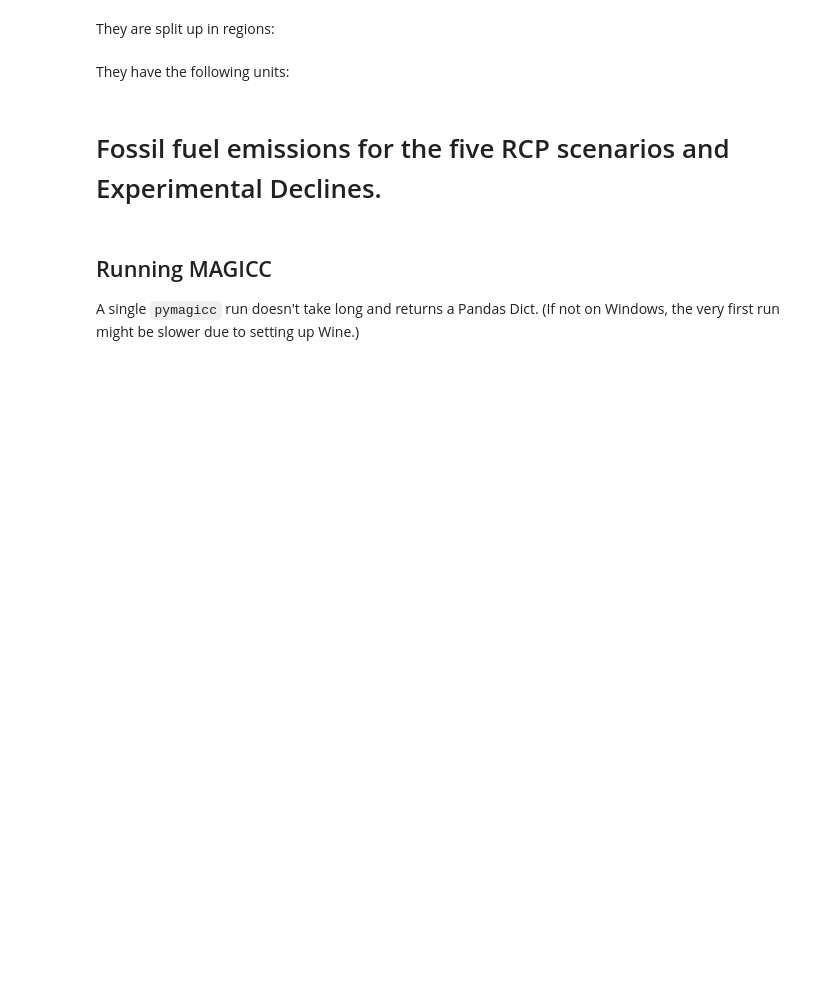
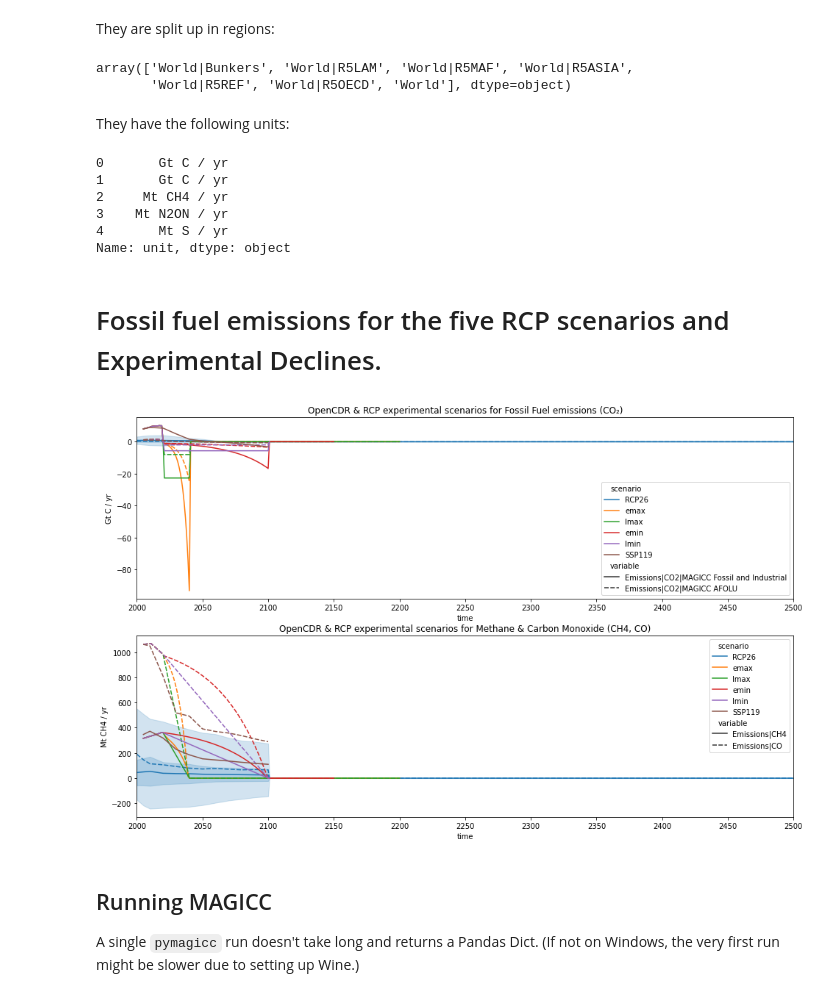
Before and after one commit to hsbay/cdrmex, a Jupyter notebook: ONCtests.ipynb, the cells around one changed output. Saved outputs shown, nothing was run; the diff lists cells and outputs as text; code cells hidden in the pictures; blank space fills up the shorter version.

```diff
--- a/ONCtests.ipynb
+++ b/ONCtests.ipynb
@@ -36,5 +36,5 @@ pyam - INFO: Running in a notebook, setting `pyam` logging level to `logging.INF
 # %%
-## list declines to run
+## List of experiments in declines
 declines = ["emax", "lmax", "emin", "lmin"]
 SCEN_DIR = "SCEN"
 MAGICC6_DIR = join("..", "CDRRUN")
@@ -43,11 +43,11 @@ MAGICC6_DIR = join("..", "CDRRUN")
 magcfg = { "startyear" : 1765,
           "endyear" : 2500,
           "core_climatesensitivity" : 3,
-          "co2_tempfeedback_yrstart" : 2005,
-          "co2_fertilization_yrstart" : 2005,
-          "co2_switchfromconc2emis_year" : 2005,
-          "rf_mhalo_constantafteryr" : 2500,
-          "rf_fgas_constantafteryr" : 2500,
+#          "co2_tempfeedback_yrstart" : 2005,
+#          "co2_fertilization_yrstart" : 2005,
+          "co2_switchfromconc2emis_year" : 2010,
+          "rf_mhalo_constantafteryr" : 2250,
+          "rf_fgas_constantafteryr" : 2250,
           "out_forcing" : 1,
           "out_emissions" : 1,
           "out_concentrations" : 1 }
@@ -60,17 +60,14 @@ Import IMAGE-SSP1-1.9 from manually imported SCEN built from
 
 There are some artifacts in the dataset and subsequent graphs as the download was missing the full fgasses and halo gasses.
 # %%
-
-for name in (declines):
+## load experiments scen file data
+for n, name in enumerate (declines):
     declinefile = join(SCEN_DIR, "ONC" + name + ".SCEN")
-    oncdata = MAGICCData(declinefile,
-                             columns={"model": ["CDRex"], "scenario": [name]}, inplace=True)
-    rcps = rcps.append(oncdata)
+    declines[n] = MAGICCData(declinefile,
+                             columns={"model": ["CDRex"], "scenario": [name]})
 
 img119 = MAGICCData(join(SCEN_DIR, 'imgs119.SCEN'),
                     columns={"model": ["IMAGE"], "scenario": ['SSP119']}, inplace=True)
-rcps = rcps.append(img119)
-print(rcps["scenario"].unique())
-#image119 = image119.assign(region='WORLD').set_index('climate_model', append=True)
-rcps.filter(scenario='lmin').timeseries().head(3)
+declines.append(img119)
+declines[2].timeseries().head(3)
 # %% [output]
@@ -156,3 +169,9 @@ CCCx2050.timeseries()
+# %%
+# Force sample rcp26 to end CR at 2101
+rcp26df = rcp26.timeseries()
+rcp26df = rcp26df.rename(columns={datetime(2125,1,1,0):datetime(2101,1,1,0)})
+rcp26df.loc[:, datetime(2101,1,1,0) : datetime(2500,1,1,0)] = 0
+rcp26 = MAGICCData(rcp26df.copy())
 # %% [markdown]
 # Scenarios
 
@@ -166,12 +196,22 @@ rcp26.head(2)
 They are split up in regions:
 # %%
 rcp26["region"].unique()
+# %% [output]
+array(['World|Bunkers', 'World|R5LAM', 'World|R5MAF', 'World|R5ASIA',
+       'World|R5REF', 'World|R5OECD', 'World'], dtype=object)
 # %% [markdown]
 They have the following units:
 # %%
 #pymagicc.units
-rcps[["variable", "unit"]].drop_duplicates()
-rcp26[["variable"]].head()
+#rcps[["variable", "unit"]].drop_duplicates()
+rcp26["unit"].head()
+# %% [output]
+0       Gt C / yr
+1       Gt C / yr
+2     Mt CH4 / yr
+3    Mt N2ON / yr
+4       Mt S / yr
+Name: unit, dtype: object
 # %%
 categories_to_plot = rcp26["variable"].drop_duplicates().tolist()
 
@@ -195,22 +234,25 @@ for g in rcps.filter(
 # Fossil fuel emissions for the five RCP scenarios and Experimental Declines.
 # %%
 x = (datetime(2000, 1, 1), datetime(magcfg["endyear"], 1, 1))
-
 pret="OpenCDR & RCP experimental scenarios for "
 gtgvar = "*CO2|MAGICC Fossil and Industrial", "*CO2|MAGICC AFOLU*"
 mtgvar = "*Emissions|CH4", "*Emissions|CO"
 list = [gtgvar,mtgvar]
 title = [pret + "Fossil Fuel emissions (CO₂)",
          pret + "Methane & Carbon Monoxide (CH4, CO)"]
-
+mdata = MAGICCData(rcp26)
+for scen in declines:
+    mdata = mdata.append(scen)
 fig, axes = plt.subplots(2,1, figsize = (16, 10))
 for n,var in enumerate(list):
     varun = var[(n-1)]
-    test = rcps.filter(region="World", variable=var).lineplot(hue="scenario", style="variable", ax=axes[n])
-    ylab = rcps.filter(region="World", variable=varun)["unit"].iloc[[0]].all()
+    test = mdata.filter(variable=var).lineplot(hue="scenario", style="variable", ax=axes[n])
+    ylab = declines[0].filter(region="World", variable=varun)["unit"].iloc[[0]].all()
     axes[n].set_ylabel(ylab)
     axes[n].set_title(title[n])
     axes[n].set_xlim(x)
+# %% [output]
+[figure, added]
 # %% [markdown]
 ## Running MAGICC
 
```
Also changed, not shown: parts of 17 cells of this notebook.
